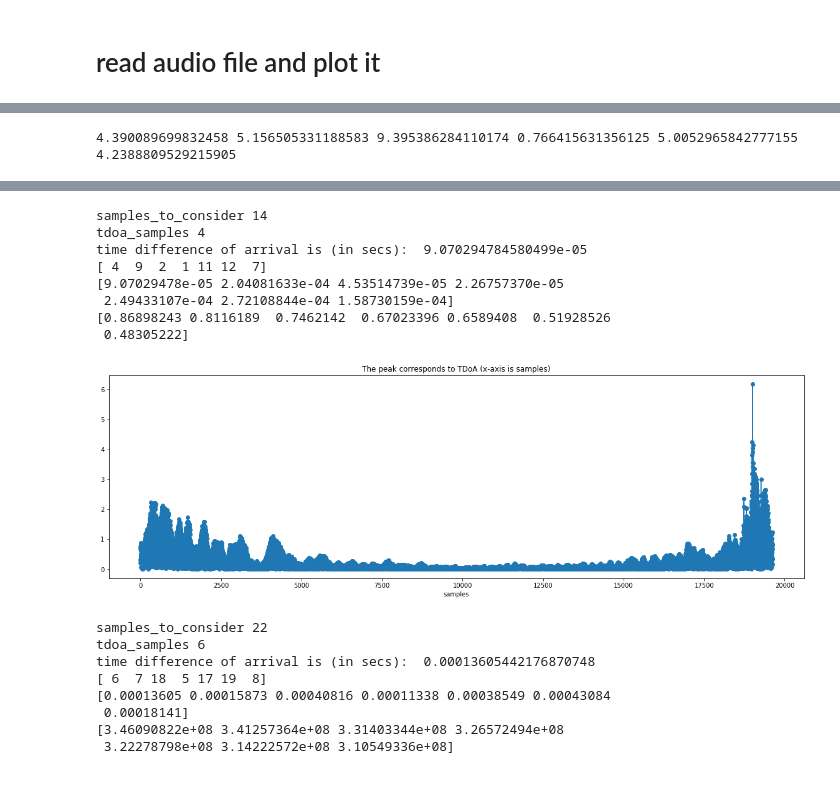
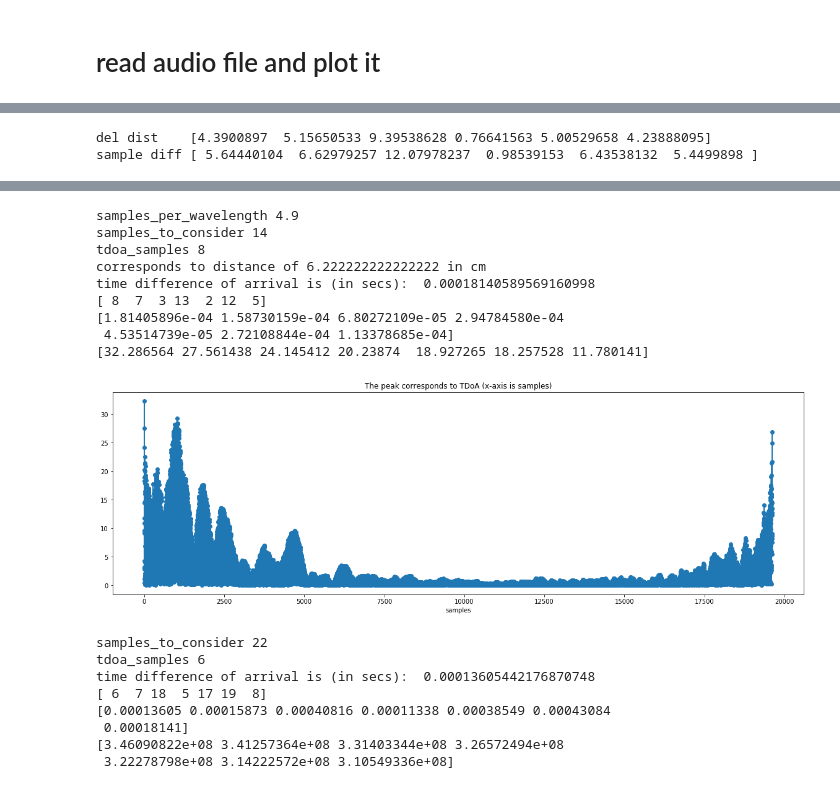
Before and after one commit to abhikandoi2000/time-difference-of-arrival, a Jupyter notebook: two webcams - doa estimation.ipynb, the cells around one changed output, grey strips where cells are left out. Cells and saved outputs as stored; diff of their text form; code cells hidden in the pictures.

```diff
--- a/two webcams - doa estimation.ipynb
+++ b/two webcams - doa estimation.ipynb
@@ -5,5 +5,31 @@ import matplotlib.pyplot as plt
 from scipy import signal, fftpack
 
 %matplotlib inline
+# %%
+from scipy.signal import butter, lfilter
+def butter_bandpass(lowcut, highcut, fs, order=5):
+    nyq = 0.5 * fs
+    low = lowcut / nyq
+    high = highcut / nyq
+    b, a = butter(order, [low, high], btype='band')
+    return b, a
+
+
+def butter_bandpass_filter(data, lowcut, highcut, fs, order=5):
+    b, a = butter_bandpass(lowcut, highcut, fs, order=order)
+    y = lfilter(b, a, data)
+    return y
+
+def normalize(signal):
+    maxval = np.max(signal)
+    return signal/maxval
+
+def shift_right(signal, samples):
+    signal = np.copy(signal)
+    signal[:,0] = np.roll(signal[:,0], samples)
+    signal[:,1] = np.roll(signal[:,1], samples)
+    signal[:samples,0] = 0
+    signal[:samples,1] = 0
+    return signal
 # %% [markdown]
 # read audio file and plot it
@@ -95,9 +217,12 @@ d14 = np.linalg.norm(sourcePos-m4) - np.linalg.norm(sourcePos-m1)
 d23 = np.linalg.norm(sourcePos-m3) - np.linalg.norm(sourcePos-m2)
 d24 = np.linalg.norm(sourcePos-m4) - np.linalg.norm(sourcePos-m2)
 d34 = np.linalg.norm(sourcePos-m4) - np.linalg.norm(sourcePos-m3)
-print(d12, d13, d14, d23, d24, d34)
+vals = np.array([d12, d13, d14, d23, d24, d34])
+print('del dist   ', vals)
+print('sample diff', (vals*fsl)/34300)
 # %% [output]
-4.390089699832458 5.156505331188583 9.395386284110174 0.766415631356125 5.0052965842777155 4.2388809529215905
+del dist    [4.3900897  5.15650533 9.39538628 0.76641563 5.00529658 4.23888095]
+sample diff [ 5.64440104  6.62979257 12.07978237  0.98539153  6.43538132  5.4499898 ]
 # %%
 yaw_angles = np.arange(0,360,1)*(np.pi/180) # radians,
 pitch_angles = np.arange(-90,91,1)*(np.pi/180) # radians
@@ -149,44 +274,49 @@ print(mind)
 1.0005751272485384
 # %%
 # rightdata: convolution b/w the two channels
-A = fftpack.fft(leftdata[:,0])
+A = fftpack.fft(leftdata[:,1])
 B = fftpack.fft(rightdata[:,1])
 Ar = -A.conjugate()
 Br = -B.conjugate()
 
 samples_to_consider = 14 #int(0.0005*fsr)
 top_x = 7
 
+samples_per_wavelength = (fsr/9000)
+print('samples_per_wavelength', samples_per_wavelength)
+
 print('samples_to_consider', samples_to_consider)
 rifft = np.abs(fftpack.ifft(Ar*B))
 tdoa_samples = np.argmax(rifft[:samples_to_consider])
 print('tdoa_samples', tdoa_samples)
+print('corresponds to distance of {} in cm'.format((tdoa_samples*34300/fsr)))
 print('time difference of arrival is (in secs): ',tdoa_samples/fsr)
 
 print(rifft[:samples_to_consider].argsort()[-top_x:][::-1])
 
 print(rifft[:samples_to_consider].argsort()[-top_x:][::-1]/fsr)
 print(rifft[rifft[:samples_to_consider].argsort()[-top_x:][::-1]])
 
 
 plt.figure(figsize=(20,6))
 plt.plot(np.abs(fftpack.ifft(Ar*B)), 'o-')
 plt.title('The peak corresponds to TDoA (x-axis is samples)')
 plt.xlabel('samples')
 plt.show()
 
 ## 8.742856752
 ## 6.629792463 samples
 # %% [output]
+samples_per_wavelength 4.9
 samples_to_consider 14
-tdoa_samples 4
-time difference of arrival is (in secs):  9.070294784580499e-05
-[ 4  9  2  1 11 12  7]
-[9.07029478e-05 2.04081633e-04 4.53514739e-05 2.26757370e-05
- 2.49433107e-04 2.72108844e-04 1.58730159e-04]
-[0.86898243 0.8116189  0.7462142  0.67023396 0.6589408  0.51928526
- 0.48305222]
+tdoa_samples 8
+corresponds to distance of 6.222222222222222 in cm
+time difference of arrival is (in secs):  0.00018140589569160998
+[ 8  7  3 13  2 12  5]
+[1.81405896e-04 1.58730159e-04 6.80272109e-05 2.94784580e-04
+ 4.53514739e-05 2.72108844e-04 1.13378685e-04]
+[32.286564 27.561438 24.145412 20.23874  18.927265 18.257528 11.780141]
-[figure, old version]
+[figure, new version]
 # %%
 # rightdata: convolution b/w the two channels
 data1=leftdata[:,0]
```
Also changed, not shown: parts of 7 cells of this notebook, 3 other files.
